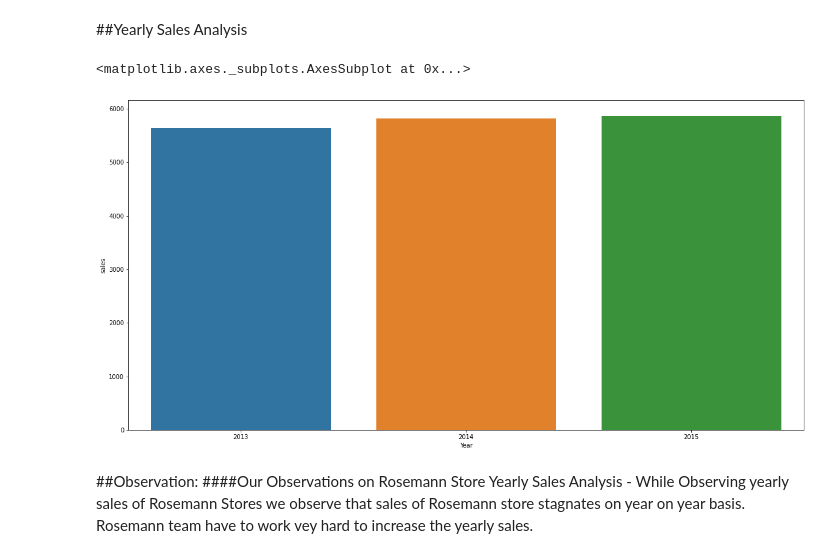
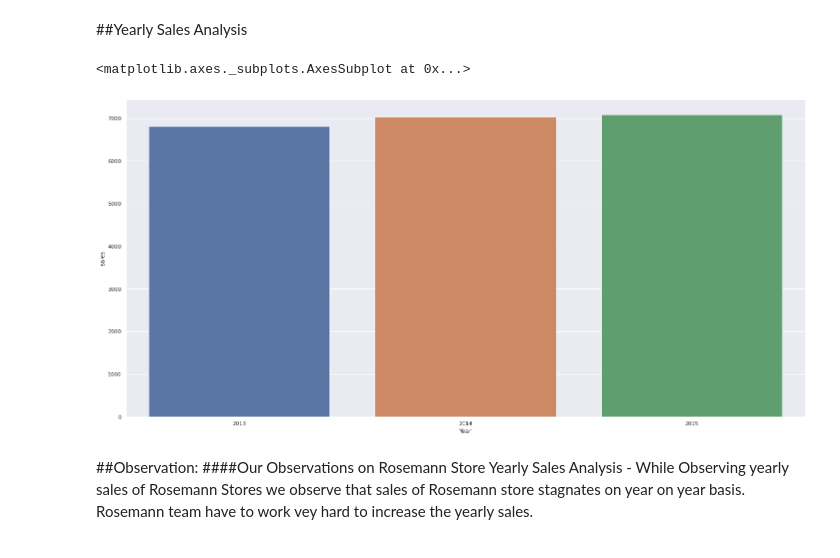
Before and after one commit to chandusayhi/Rossmann_Sales_Prediction_Capstone, a Jupyter notebook: Chandrakant_Rossmann_Sales_Prediction_Capstone_Project.ipynb, the cells around one changed output. Drawn from its saved outputs; the diff is of its cells as text; code cells hidden in the pictures.

```diff
--- a/Chandrakant_Rossmann_Sales_Prediction_Capstone_Project.ipynb
+++ b/Chandrakant_Rossmann_Sales_Prediction_Capstone_Project.ipynb
@@ -440,0 +660,2 @@ sns.boxplot(x='assortment', y='sales', data=aux1)
+# %%
+df3 = df2.copy()
@@ -440,0 +666,2 @@ sns.boxplot(x='assortment', y='sales', data=aux1)
+# %%
+df3 = df3[(df3['open'] != 0) & (df3['sales'] > 0)]
@@ -440,0 +678,3 @@ sns.boxplot(x='assortment', y='sales', data=aux1)
+# %%
+df3.drop(columns = ['customers','open','promo_interval','month_map'], axis = 1, inplace = True)
+df3.columns
@@ -440,0 +692,2 @@ sns.boxplot(x='assortment', y='sales', data=aux1)
+# %%
+df4 = df3.copy()
@@ -442,14 +705,14 @@ sns.boxplot(x='assortment', y='sales', data=aux1)
 ##Yearly Sales Analysis
 # %%
 #Observing Yearly Sales of Roseman Stores
-rosemangrpys = df.groupby(['Year'],as_index = False)
+rosemangrpys = df4.groupby(['Year'],as_index = False)
 rosemangrpys.groups
 rosemangpys = rosemangrpys.agg({'sales':np.mean})
 rosemangpys
 sns.barplot(x='Year',y='sales',data = rosemangpys)
 # %% [output]
 <matplotlib.axes._subplots.AxesSubplot at 0x...>
-[figure, old version]
+[figure, new version]
 # %% [markdown]
 ##Observation:
 ####Our Observations on Rosemann Store Yearly Sales Analysis -
```
Also changed, not shown: parts of 104 cells of this notebook.
